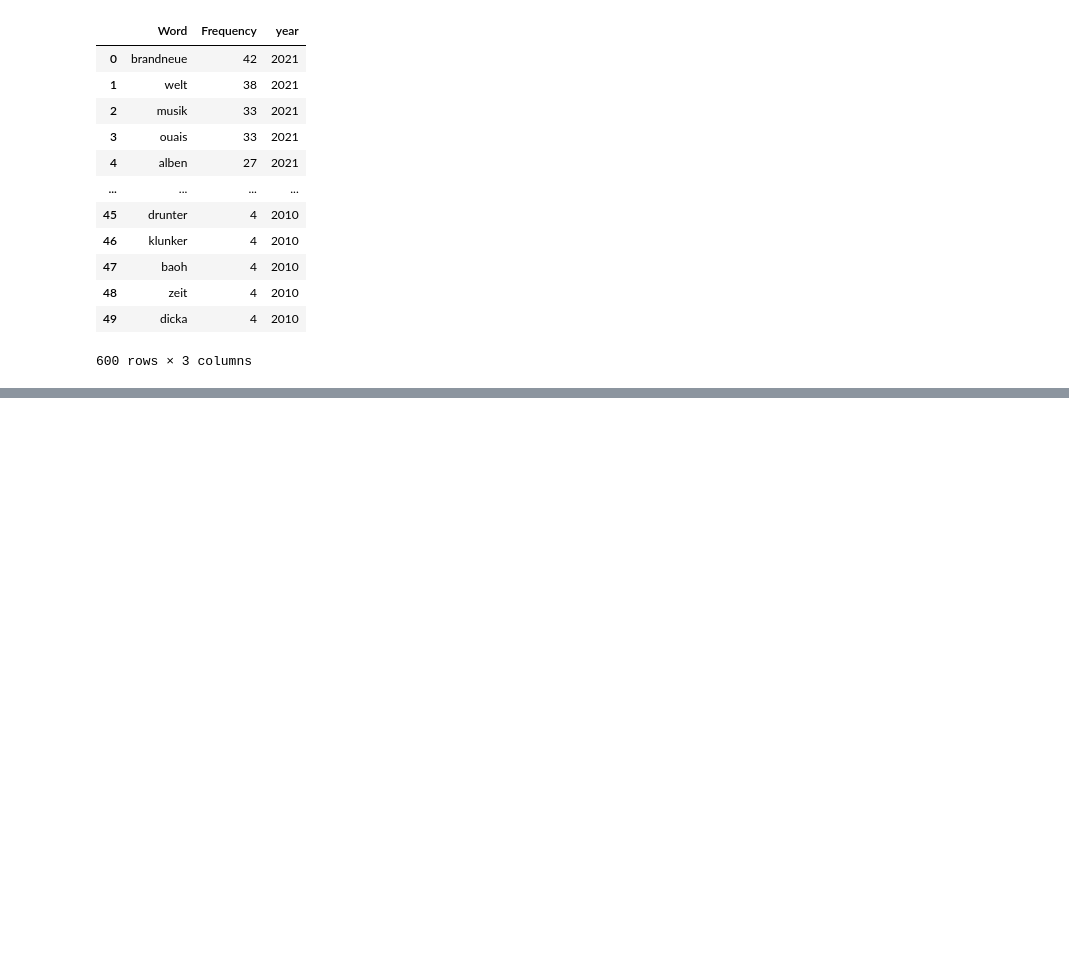
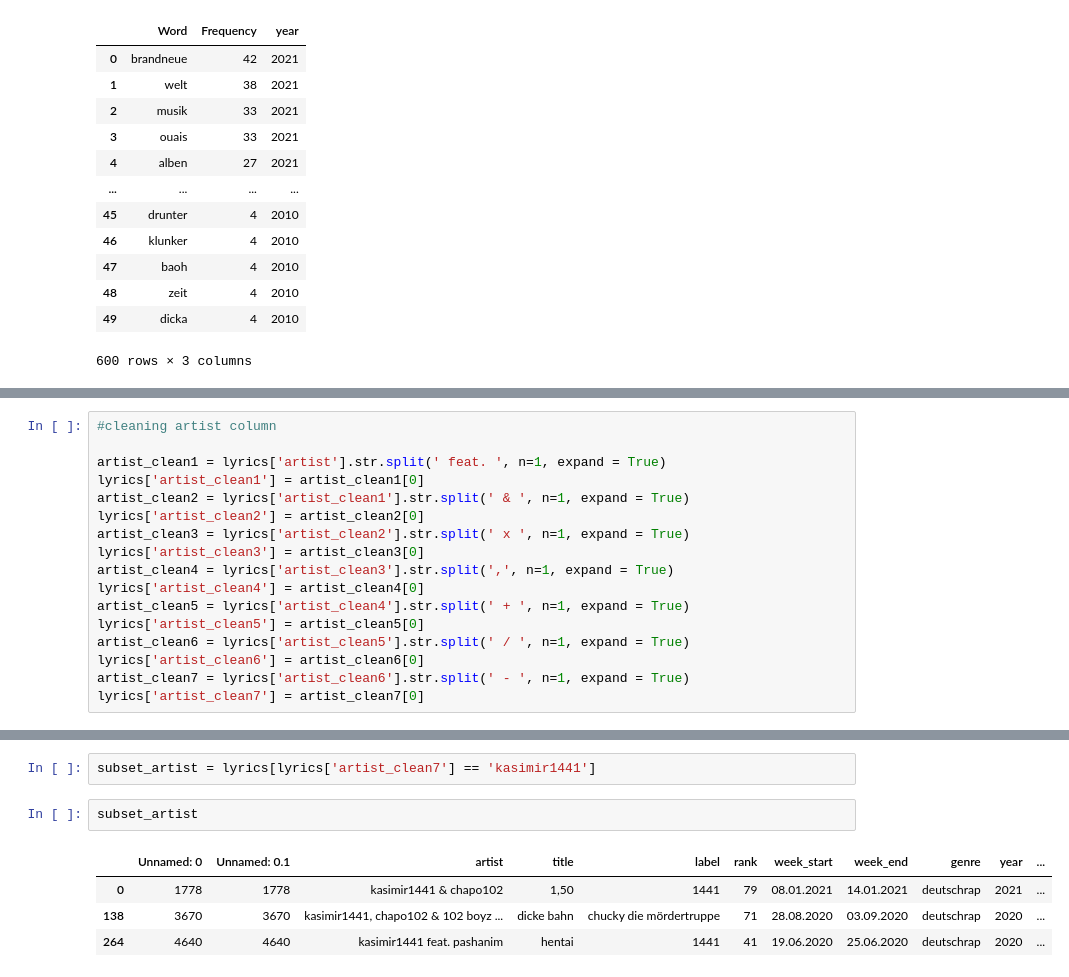
Before and after one commit to JosephineBiedermann/FinalProject, a Jupyter notebook: code/NPL_lyrics.ipynb, the cells around one changed output, grey strips where cells are left out. Cells and saved outputs as stored; diff of their text form; blank space fills up the shorter version.

```diff
--- a/code/NPL_lyrics.ipynb
+++ b/code/NPL_lyrics.ipynb
@@ -362,0 +365,17 @@ rslt_all.to_csv('../data/lyrics/word_freq_top100_dr_tracks_cleaned.csv')
+# %%
+#cleaning artist column
+
+artist_clean1 = lyrics['artist'].str.split(' feat. ', n=1, expand = True)
+lyrics['artist_clean1'] = artist_clean1[0]
+artist_clean2 = lyrics['artist_clean1'].str.split(' & ', n=1, expand = True)
+lyrics['artist_clean2'] = artist_clean2[0]
+artist_clean3 = lyrics['artist_clean2'].str.split(' x ', n=1, expand = True)
+lyrics['artist_clean3'] = artist_clean3[0]
+artist_clean4 = lyrics['artist_clean3'].str.split(',', n=1, expand = True)
+lyrics['artist_clean4'] = artist_clean4[0]
+artist_clean5 = lyrics['artist_clean4'].str.split(' + ', n=1, expand = True)
+lyrics['artist_clean5'] = artist_clean5[0]
+artist_clean6 = lyrics['artist_clean5'].str.split(' / ', n=1, expand = True)
+lyrics['artist_clean6'] = artist_clean6[0]
+artist_clean7 = lyrics['artist_clean6'].str.split(' - ', n=1, expand = True)
+lyrics['artist_clean7'] = artist_clean7[0]
@@ -362,0 +391,9 @@ rslt_all.to_csv('../data/lyrics/word_freq_top100_dr_tracks_cleaned.csv')
+# %%
+subset_artist = lyrics[lyrics['artist_clean7'] == 'kasimir1441']
+# %%
+subset_artist
+# %% [output]
+|  | Unnamed: 0 | Unnamed: 0.1 | artist | title | label | rank | week_start | week_end | genre | year | ... |
+| 0 | 1778 | 1778 | kasimir1441 & chapo102 | 1,50 | 1441 | 79 | 08.01.2021 | 14.01.2021 | deutschrap | 2021 | ... |
+| 138 | 3670 | 3670 | kasimir1441, chapo102 & 102 boyz ... | dicke bahn | chucky die mördertruppe | 71 | 28.08.2020 | 03.09.2020 | deutschrap | 2020 | ... |
+| 264 | 4640 | 4640 | kasimir1441 feat. pashanim | hentai | 1441 | 41 | 19.06.2020 | 25.06.2020 | deutschrap | 2020 | ... |
```
Also changed, not shown: parts of 6 cells of this notebook.
